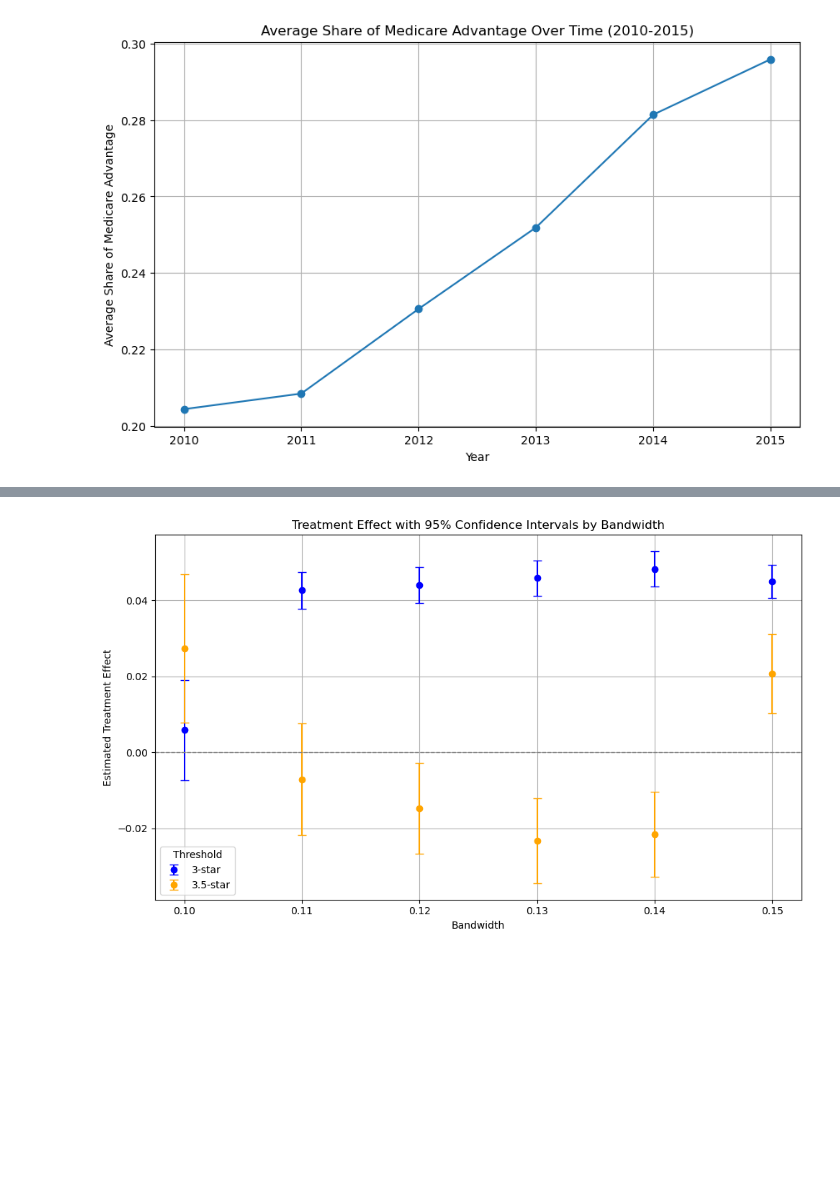
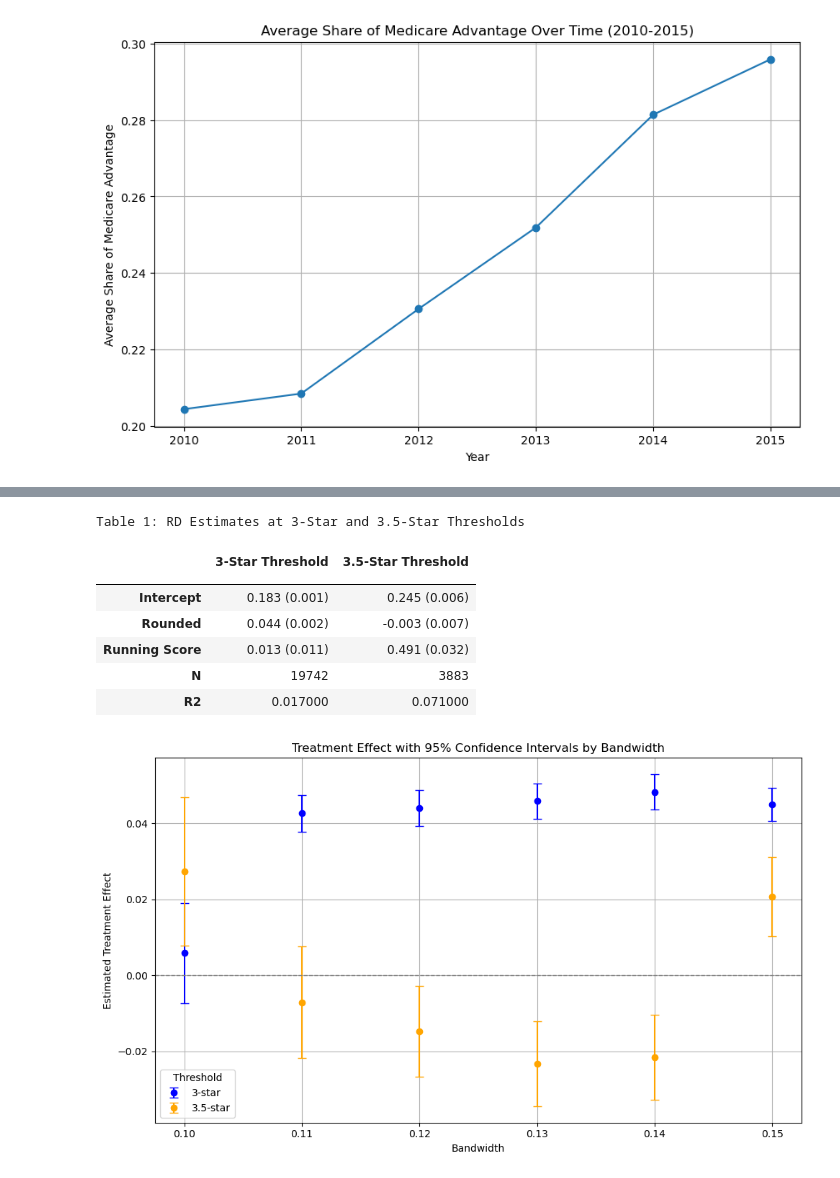
Before and after one commit to rscholt/HW4, a Jupyter notebook: submission 3/analysis/HW4_sub3.ipynb, the cells around one changed output, grey strips where cells are left out. Cells and saved outputs as stored; diff of their text form; code cells hidden in the pictures; blank space fills up the shorter version.

```diff
--- a/submission 3/analysis/HW4_sub3.ipynb
+++ b/submission 3/analysis/HW4_sub3.ipynb
@@ -243,36 +252,31 @@ See the caveats in the documentation: https://pandas.pydata.org/pandas-docs/stab
 | 3 | 4.5 | 0 |
 | 4 | 5.0 | 0 |
 # %%
-import pandas as pd
-import numpy as np
 from pyfixest.estimation import feols
-
-# Make sure market share is computed
-df_2010['mktshare'] = df_2010['avg_enrolled'] / df_2010['avg_eligibles']
 
 # RD AT 3-STAR CUTOFF (raw = 2.75)
 df_2010['score_3'] = df_2010['raw_rating'] - 2.75
 df_2010['treat_3'] = (df_2010['Star_Rating'] == 3.0).astype(int)
-# df3_2010['score_treat_3'] = df3_2010['score_3'] * df3_2010['treat_3']
 
 # Filter to within 0.125 bandwidth
 df_bw_3 = df_2010[df_2010['score_3'].between(-0.125, 0.125)].copy()
+df_bw_3 = df_bw_3[df_bw_3['Star_Rating'].isin([2.5, 3.0])]
 
 # Estimate with pyfixest
-model_3 = feols("mktshare ~ score_3 + treat_3", data=df3_bw_3)
+model_3 = feols("mktshare ~ score_3 + treat_3", data=df_bw_3)
 
 # RD AT 3.5-STAR CUTOFF (raw = 3.25)
 
 df_2010['score_35'] = df_2010['raw_rating'] - 3.25
 df_2010['treat_35'] = (df_2010['Star_Rating'] == 3.5).astype(int)
-# df3_2010['score_treat_35'] = df3_2010['score_35'] * df3_2010['treat_35']
 
 # Filter to within 0.125 bandwidth
 df_bw_35 = df_2010[df_2010['score_35'].between(-0.125, 0.125)].copy()
+df_bw_35 = df_bw_35[df_bw_35['Star_Rating'].isin([3.0, 3.5])]
 
 # Estimate with pyfixest
-model_35 = feols("mktshare ~ score_35 + treat_35 ", data=df3_bw_35)
+model_35 = feols("mktshare ~ score_35 + treat_35 ", data=df_bw_35)
 
 #model summaries
-print(model_3.summary())
-print(model_35.summary())
+# print(model_3.summary())
+# print(model_35.summary())
@@ -297,3 +283,64 @@ None
+# %%
+# Extract relevant model info from pyfixest, now including Intercept
+def extract_model_info(model, coef_labels):
+    coef = model.coef()
+    se = model.se()
+    n = model._N
+    r2 = model._r2
+
+    # Format coef (se)
+    formatted = {
+        "Intercept": f"{coef.get('Intercept', float('nan')):.3f} ({se.get('Intercept', float('nan')):.3f})"
+    }
+    formatted.update({
+        label: f"{coef.get(var, float('nan')):.3f} ({se.get(var, float('nan')):.3f})"
+        for var, label in coef_labels.items()
+    })
+    formatted["N"] = n
+    formatted["R2"] = round(r2, 3)
+    return formatted
+
+# Define label mappings
+coef_labels_3 = {
+    "treat_3": "Rounded",
+    "score_3": "Running Score"
+}
+coef_labels_35 = {
+    "treat_35": "Rounded",
+    "score_35": "Running Score"
+}
+
+# Extract model data
+row_3 = extract_model_info(model_3, coef_labels_3)
+row_35 = extract_model_info(model_35, coef_labels_35)
+
+# Build final DataFrame including intercept
+final_table = pd.DataFrame({
+    "": ["Intercept", "Rounded", "Running Score", "N", "R2"],
+    "3-Star Threshold": [
+        row_3["Intercept"], row_3["Rounded"], row_3["Running Score"],
+        row_3["N"], row_3["R2"]
+    ],
+    "3.5-Star Threshold": [
+        row_35["Intercept"], row_35["Rounded"], row_35["Running Score"],
+        row_35["N"], row_35["R2"]
+    ]
+})
+
+# Set index column
+final_table.set_index("", inplace=True)
+
+# Display styled table
+final_table.style.set_caption("Table 1: RD Estimates at 3-Star and 3.5-Star Thresholds")
+# %% [output]
+Table 1: RD Estimates at 3-Star and 3.5-Star Thresholds
+|  | 3-Star Threshold | 3.5-Star Threshold |
+|  |  |  |
+| Intercept | 0.183 (0.001) | 0.245 (0.006) |
+| Rounded | 0.044 (0.002) | -0.003 (0.007) |
+| Running Score | 0.013 (0.011) | 0.491 (0.032) |
+| N | 19742 | 3883 |
+| R2 | 0.017000 | 0.071000 |
 # %%
 
 
```
Also changed, not shown: parts of 4 cells of this notebook.
